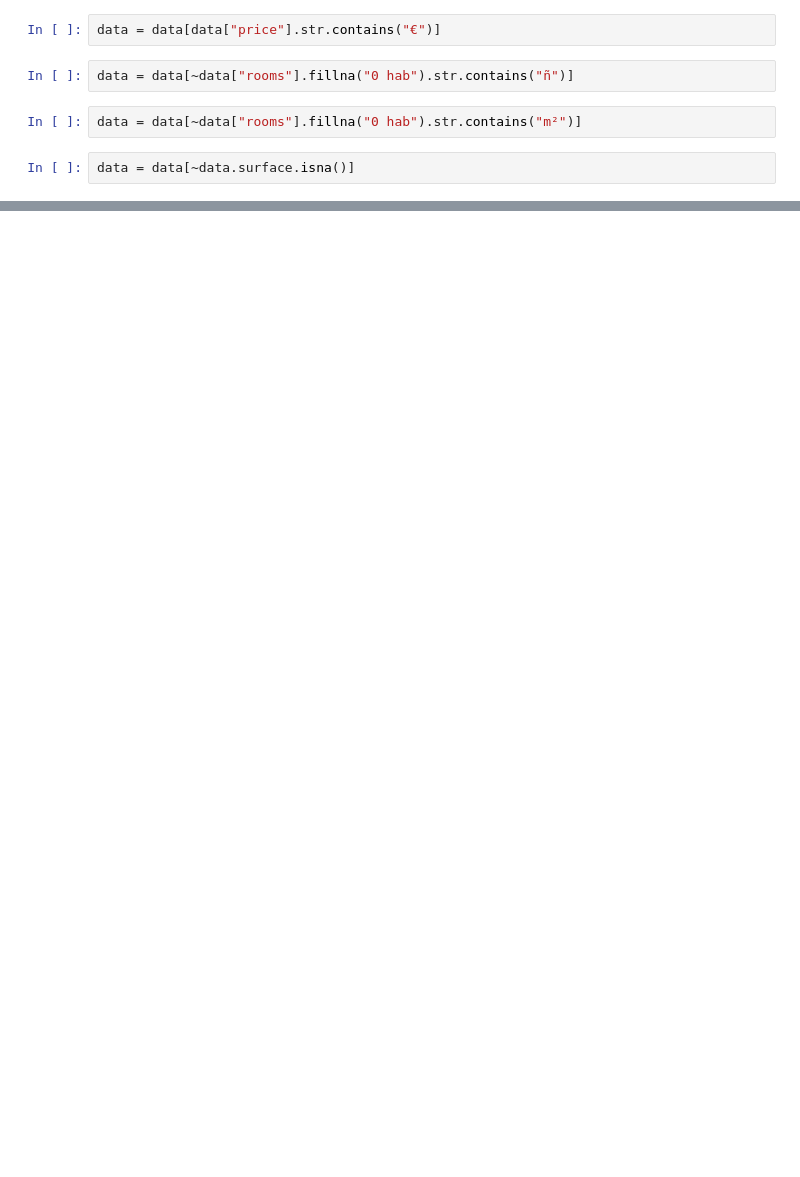
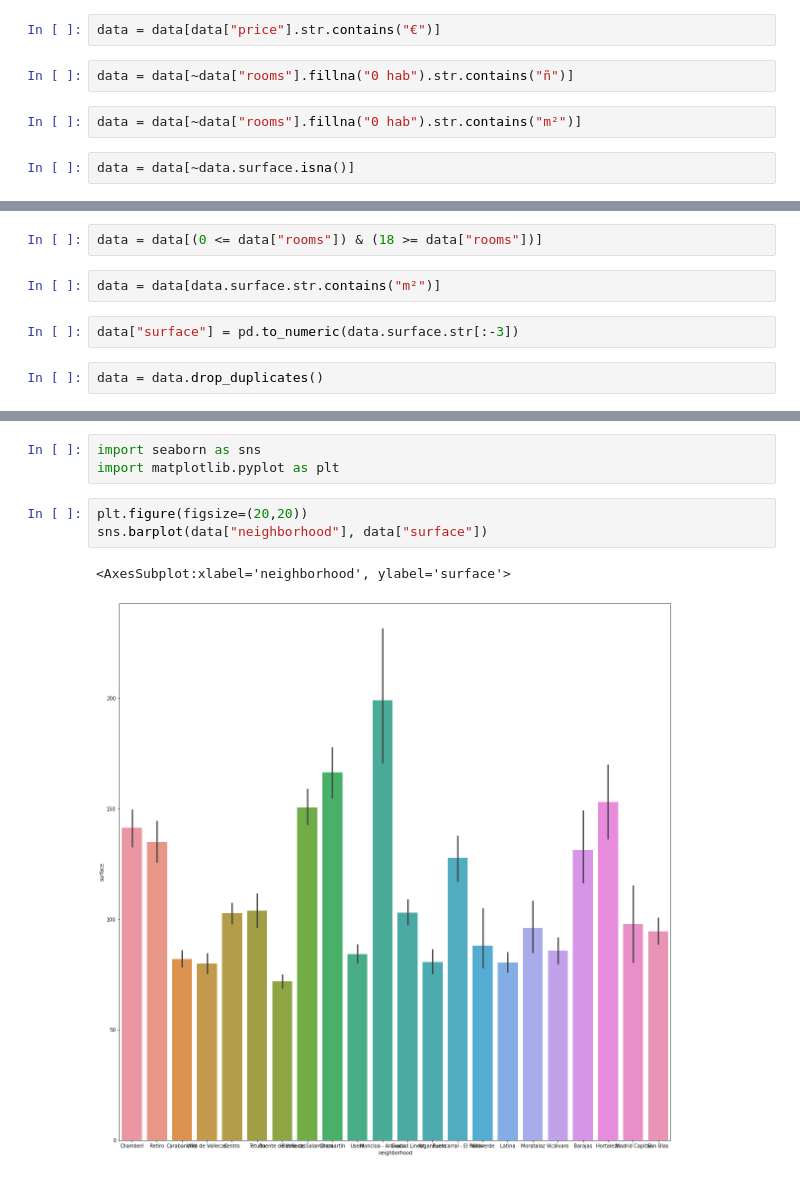
Before and after one commit to Yanka13/RealEstateTracker, a Jupyter notebook: notebooks/Untitled1.ipynb, the cells around one changed output, grey strips where cells are left out. Drawn from its saved outputs; the diff is of its cells as text; blank space fills up the shorter version.

```diff
--- a/notebooks/Untitled1.ipynb
+++ b/notebooks/Untitled1.ipynb
@@ -54,0 +37,8 @@ data
+# %%
+data = data[(0 <= data["rooms"]) & (18 >= data["rooms"])]
+# %%
+data = data[data.surface.str.contains("m²")]
+# %%
+data["surface"] = pd.to_numeric(data.surface.str[:-3])
+# %%
+data = data.drop_duplicates()
@@ -54,0 +61,9 @@ data
+# %%
+import seaborn as sns
+import matplotlib.pyplot as plt
+# %%
+plt.figure(figsize=(20,20))
+sns.barplot(data["neighborhood"], data["surface"])
+# %% [output]
+<AxesSubplot:xlabel='neighborhood', ylabel='surface'>
+[figure, added]
```
Also changed, not shown: parts of 22 cells of this notebook, 11 other files.
